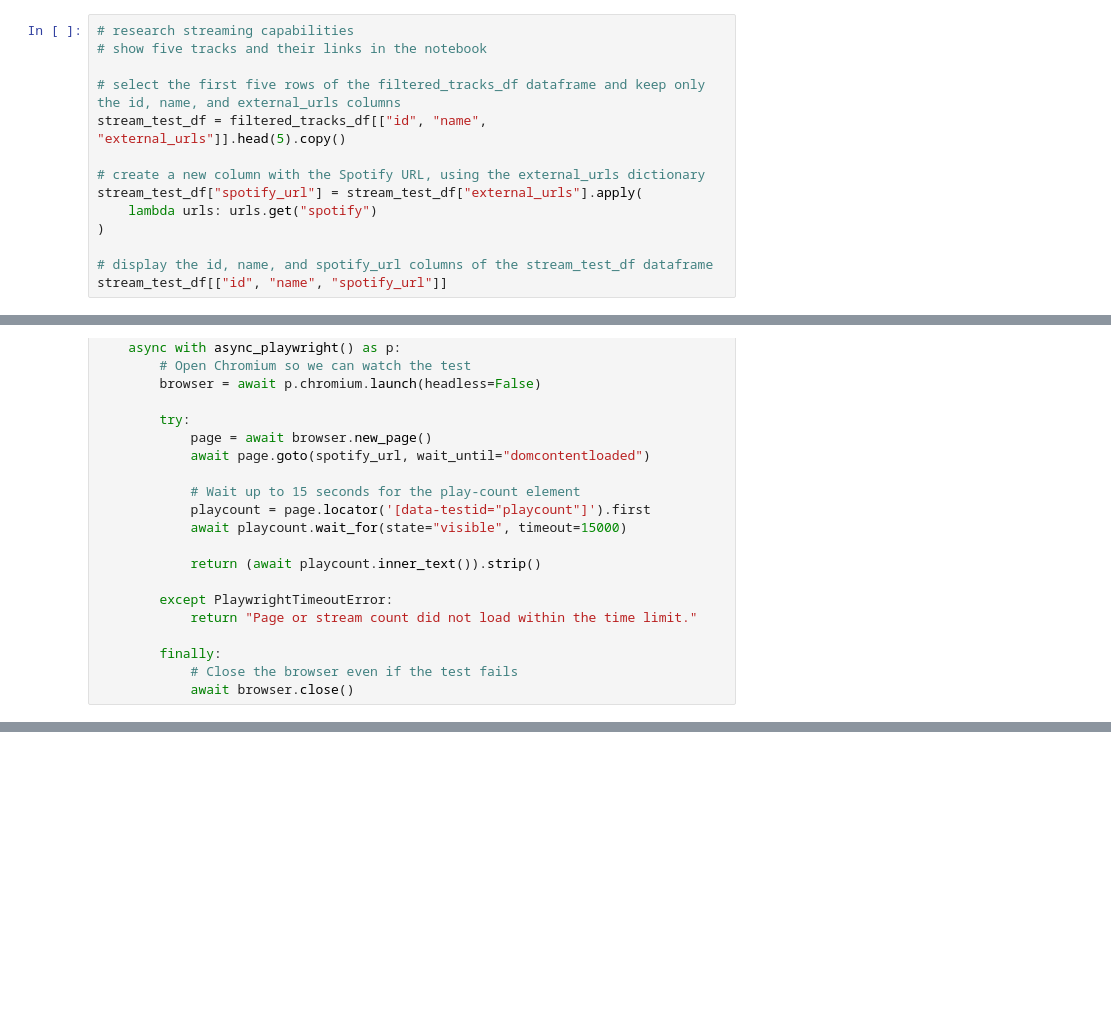
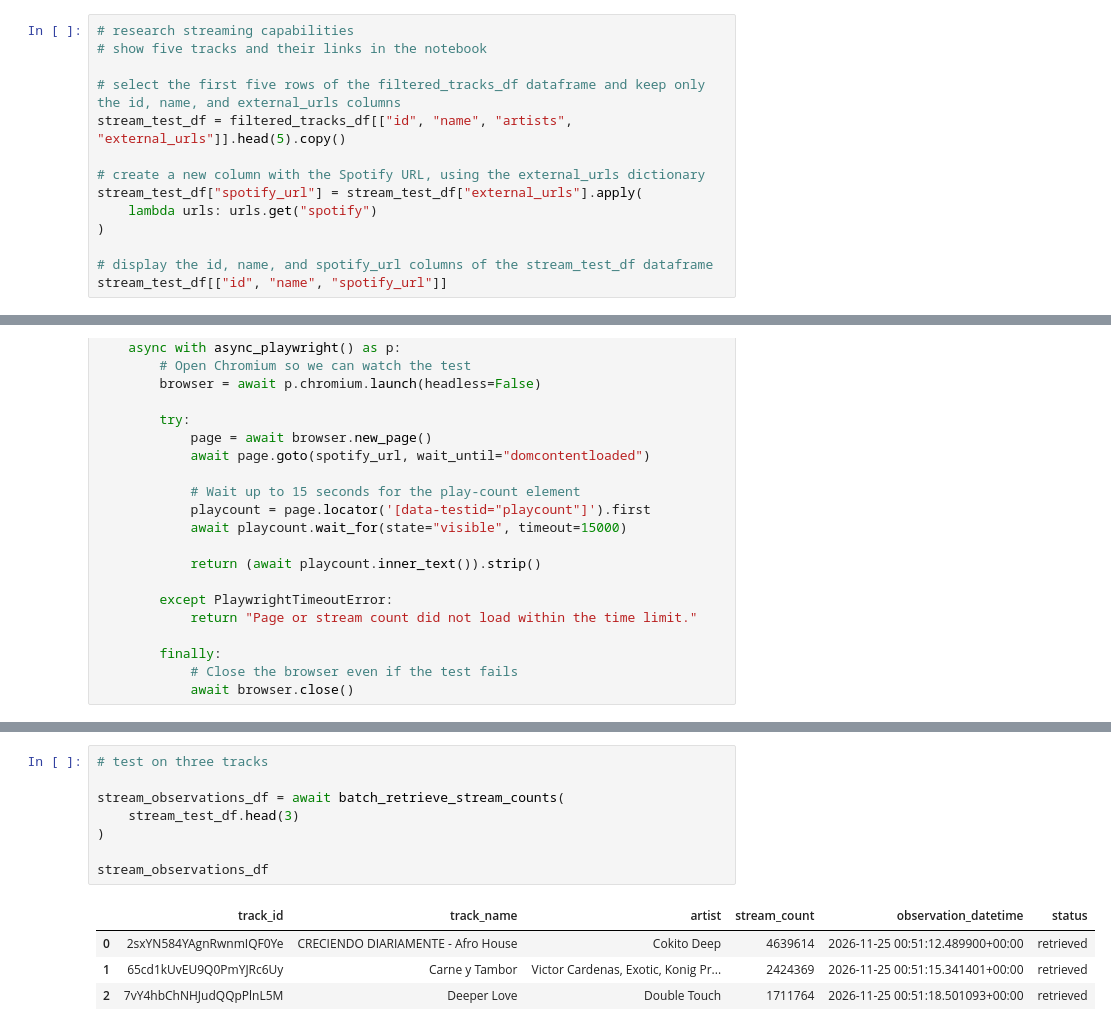
Before and after one commit to CameaHoffman/music-discovery-research, a Jupyter notebook: 01_explore_spotify_releases.ipynb, the cells around one changed output, grey strips where cells are left out. Saved outputs shown, nothing was run; the diff lists cells and outputs as text; blank space fills up the shorter version.

Commit message:
feat: batch retrieve Spotify play counts with track metadata

```diff
--- a/01_explore_spotify_releases.ipynb
+++ b/01_explore_spotify_releases.ipynb
@@ -299,7 +300,7 @@ Prepare links for the first five eligible tracks. This is a visibility test, not
 # show five tracks and their links in the notebook
 
 # select the first five rows of the filtered_tracks_df dataframe and keep only the id, name, and external_urls columns
-stream_test_df = filtered_tracks_df[["id", "name", "external_urls"]].head(5).copy()
+stream_test_df = filtered_tracks_df[["id", "name", "artists", "external_urls"]].head(5).copy()
 
 # create a new column with the Spotify URL, using the external_urls dictionary
 stream_test_df["spotify_url"] = stream_test_df["external_urls"].apply(
@@ -518,0 +575,13 @@ Error: BrowserType.launch: Executable doesn't exist at /Users/cameahoffman/Libra
+# %%
+# test on three tracks
+
+stream_observations_df = await batch_retrieve_stream_counts(
+    stream_test_df.head(3)
+)
+
+stream_observations_df
+# %% [output]
+|  | track_id | track_name | artist | stream_count | observation_datetime | status |
+| 0 | 2sxYN584YAgnRwnmIQF0Ye | CRECIENDO DIARIAMENTE - Afro House | Cokito Deep | 4639614 | 2026-11-25 00:51:12.489900+00:00 | retrieved |
+| 1 | 65cd1kUvEU9Q0PmYJRc6Uy | Carne y Tambor | Victor Cardenas, Exotic, Konig Pr... | 2424369 | 2026-11-25 00:51:15.341401+00:00 | retrieved |
+| 2 | 7vY4hbChNHJudQQpPlnL5M | Deeper Love | Double Touch | 1711764 | 2026-11-25 00:51:18.501093+00:00 | retrieved |
```
Also changed, not shown: parts of 6 cells of this notebook.
